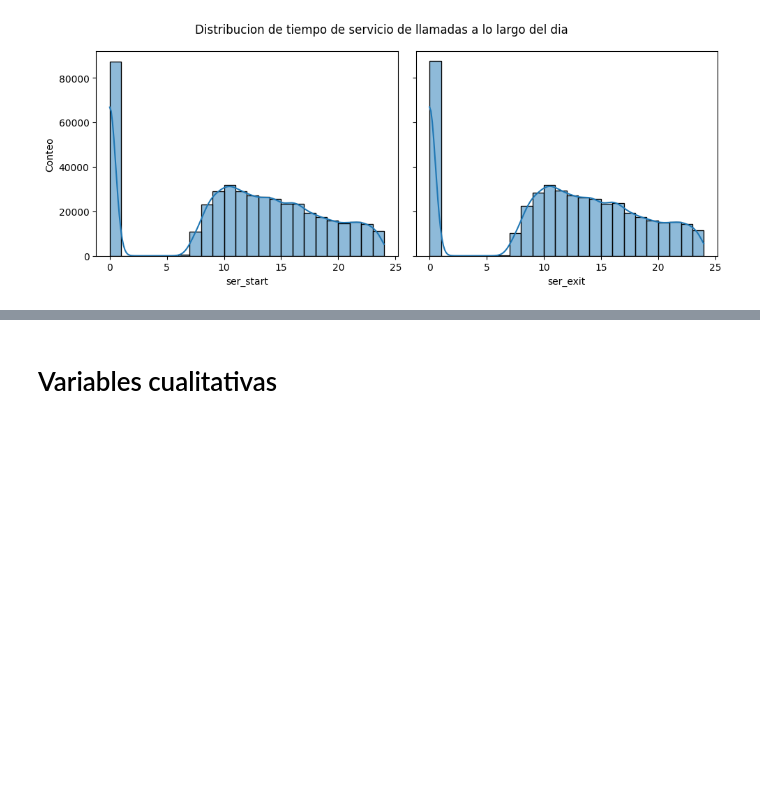
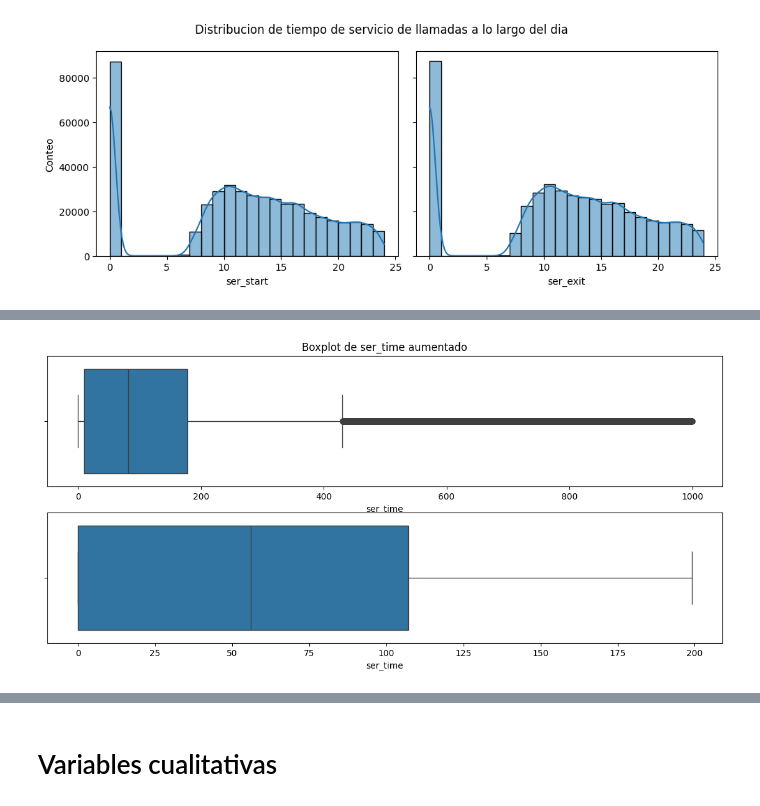
Before and after one commit to ASGuzman/Proyecto, a Jupyter notebook: Notebook.ipynb, the cells around one changed output, grey strips where cells are left out. Saved outputs shown, nothing was run; the diff lists cells and outputs as text; code cells hidden in the pictures; blank space fills up the shorter version.

```diff
--- a/Notebook.ipynb
+++ b/Notebook.ipynb
@@ -343,0 +426,12 @@ plt.show()
+# %%
+archivo= archivo[archivo["ser_time"]<1000]
+fig = plt.figure(figsize=(14, 6))
+ax_1 = fig.add_subplot(211)
+sns.boxplot(data=archivo, x="ser_time", ax=ax_1)
+ax_1.set_title("Boxplot de ser_time")
+ax_2 = fig.add_subplot(212)
+sns.boxplot(data=archivo[archivo["ser_time"]<200], x="ser_time", ax=ax_2)
+ax_1.set_title("Boxplot de ser_time aumentado")
+plt.show()
+# %% [output]
+[figure, added]
```
Also changed, not shown: parts of 18 cells of this notebook.
